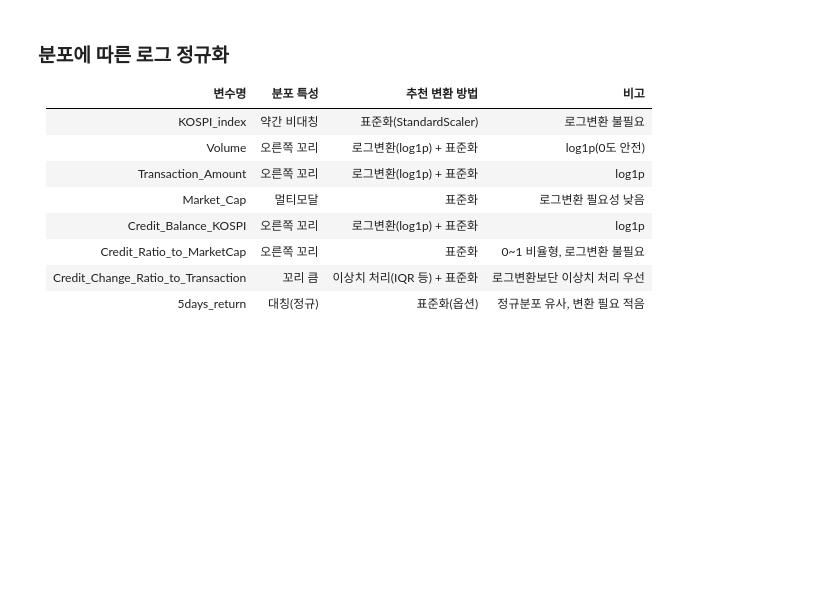
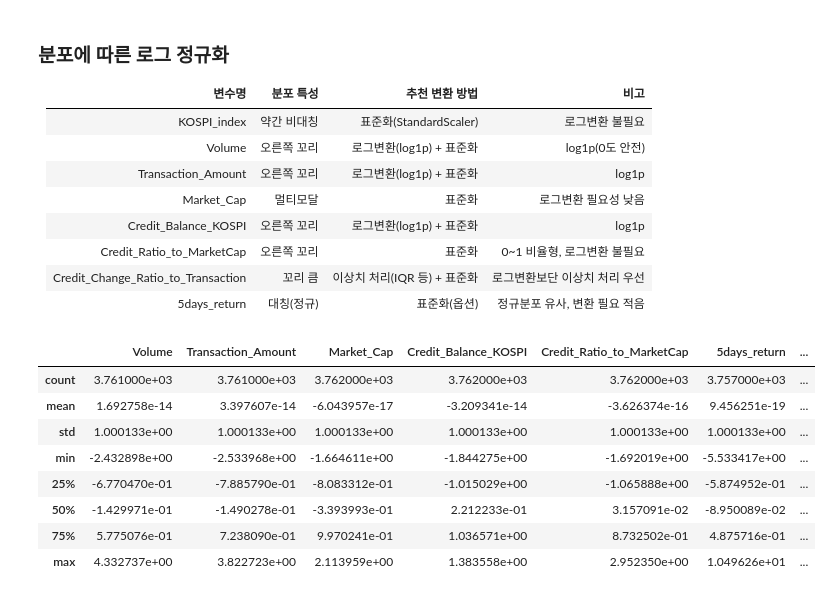
Before and after one commit to Walnutbrown/margin_call, a Jupyter notebook: code/EDA.ipynb, the cells around one changed output. Saved outputs shown, nothing was run; the diff lists cells and outputs as text; code cells hidden in the pictures; blank space fills up the shorter version.

```diff
--- a/code/EDA.ipynb
+++ b/code/EDA.ipynb
@@ -63,11 +63,29 @@ plt.show()
 # %%
 df['Volume'] = np.log1p(df['Volume'])
 df['Transaction_Amount'] = np.log1p(df['Transaction_Amount'])
 df['Credit_Balance_KOSPI'] = np.log1p(df['Credit_Balance_KOSPI'])
 
-scaler = StandardScaler()
-cols_to_scale = ['Volume', 'Transaction_Amount', 'Market_Cap', 'Credit_Balance_KOSPI','Credit_Ratio_to_MarketCap','Credit_Change_Ratio_to_Transaction','5days_return']
-df_scaled=pd.DataFrame(scaler.fit_transform(df[cols_to_scale]), columns = cols_to_scale)
+
+scaler1= StandardScaler()
+cols_to_scale = ['Volume', 'Transaction_Amount', 'Market_Cap', 'Credit_Balance_KOSPI','Credit_Ratio_to_MarketCap','5days_return']
+df_scaled=pd.DataFrame(scaler1.fit_transform(df[cols_to_scale]), columns = cols_to_scale)
+
+scaler2 = RobustScaler()
+df_scaled['Credit_Change_Ratio_to_Transaction'] = scaler2.fit_transform(
+    df['Credit_Change_Ratio_to_Transaction'].values.reshape(-1, 1)
+)
+df_scaled['Credit_Change_Ratio_to_Transaction'] = df_scaled['Credit_Change_Ratio_to_Transaction'].clip(-5, 5)
+df_scaled.describe()
+# %% [output]
+|  | Volume | Transaction_Amount | Market_Cap | Credit_Balance_KOSPI | Credit_Ratio_to_MarketCap | 5days_return | ... |
+| count | 3.761000e+03 | 3.761000e+03 | 3.762000e+03 | 3.762000e+03 | 3.762000e+03 | 3.757000e+03 | ... |
+| mean | 1.692758e-14 | 3.397607e-14 | -6.043957e-17 | -3.209341e-14 | -3.626374e-16 | 9.456251e-19 | ... |
+| std | 1.000133e+00 | 1.000133e+00 | 1.000133e+00 | 1.000133e+00 | 1.000133e+00 | 1.000133e+00 | ... |
+| min | -2.432898e+00 | -2.533968e+00 | -1.664611e+00 | -1.844275e+00 | -1.692019e+00 | -5.533417e+00 | ... |
+| 25% | -6.770470e-01 | -7.885790e-01 | -8.083312e-01 | -1.015029e+00 | -1.065888e+00 | -5.874952e-01 | ... |
+| 50% | -1.429971e-01 | -1.490278e-01 | -3.393993e-01 | 2.212233e-01 | 3.157091e-02 | -8.950089e-02 | ... |
+| 75% | 5.775076e-01 | 7.238090e-01 | 9.970241e-01 | 1.036571e+00 | 8.732502e-01 | 4.875716e-01 | ... |
+| max | 4.332737e+00 | 3.822723e+00 | 2.113959e+00 | 1.383558e+00 | 2.952350e+00 | 1.049626e+01 | ... |
 # %%
 # 로그 변환 및 정규화 적용 후
 # 숫자형 열만 추출
```
Also changed, not shown: parts of 4 cells of this notebook, 2 other files.
